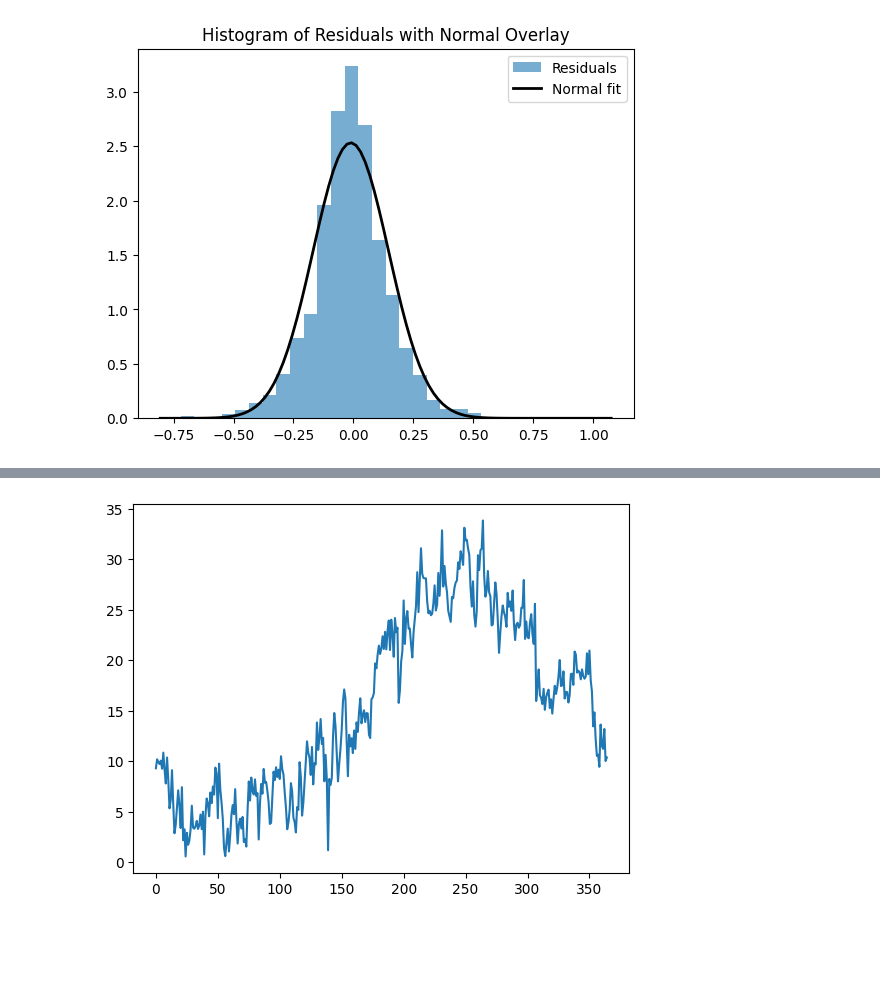
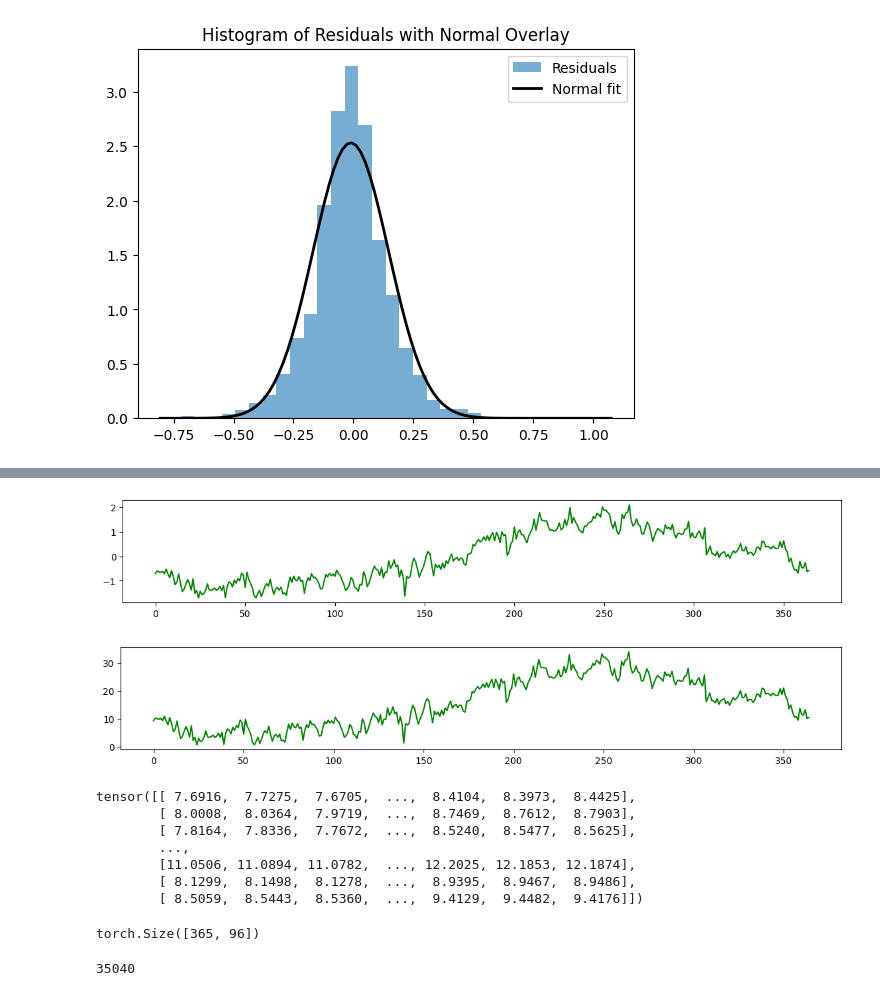
Before and after one commit to vedovati-matteo/noi_hack_SEC, a Jupyter notebook: seasonal_trend_decomp.ipynb, the cells around one changed output, grey strips where cells are left out. Saved outputs shown, nothing was run; the diff lists cells and outputs as text; code cells hidden in the pictures; blank space fills up the shorter version.

```diff
--- a/seasonal_trend_decomp.ipynb
+++ b/seasonal_trend_decomp.ipynb
@@ -89,3 +85,11 @@ plt.show()
+# %%
+
+
+plt.figure(figsize=(14, 2))
+plt.plot(synthetic_normalized_data, color='green')
+plt.show()
+# %% [output]
+[figure, added]
 # %%
 ms = pd.read_csv("datasets/ext_day_mean_std.csv")
 # %%
@@ -99,7 +103,8 @@ sampled_std = random.choice(stds)
 # %%
 synthetic_data = (synthetic_normalized_data * sampled_std) + sampled_mean
 # %%
-plt.plot(synthetic_data)
+plt.figure(figsize=(14, 2))
+plt.plot(synthetic_data, color='green')
 plt.show()
 # %% [output]
-[figure, old version]
+[figure, new version]
@@ -105,0 +142,22 @@ plt.show()
+# %%
+# Generate new timeseries
+noise_dim = 64
+
+GAN_model.eval()
+with torch.no_grad():
+    noise = torch.randn(len(synthetic_data), noise_dim, device=device)
+    avg_temp = torch.tensor([[element] for element in synthetic_data], device=device)
+    generated_timeseries = GAN_model(noise, avg_temp)
+    print(generated_timeseries)
+# %% [output]
+tensor([[ 7.6916,  7.7275,  7.6705,  ...,  8.4104,  8.3973,  8.4425],
+        [ 8.0008,  8.0364,  7.9719,  ...,  8.7469,  8.7612,  8.7903],
+        [ 7.8164,  7.8336,  7.7672,  ...,  8.5240,  8.5477,  8.5625],
+        ...,
+        [11.0506, 11.0894, 11.0782,  ..., 12.2025, 12.1853, 12.1874],
+        [ 8.1299,  8.1498,  8.1278,  ...,  8.9395,  8.9467,  8.9486],
+        [ 8.5059,  8.5443,  8.5360,  ...,  9.4129,  9.4482,  9.4176]])
+# %%
+generated_timeseries.shape
+# %% [output]
+torch.Size([365, 96])
@@ -105,0 +166,4 @@ plt.show()
+# %%
+len(ts_list)
+# %% [output]
+35040
```
Also changed, not shown: parts of 7 cells of this notebook, 2 other files.
